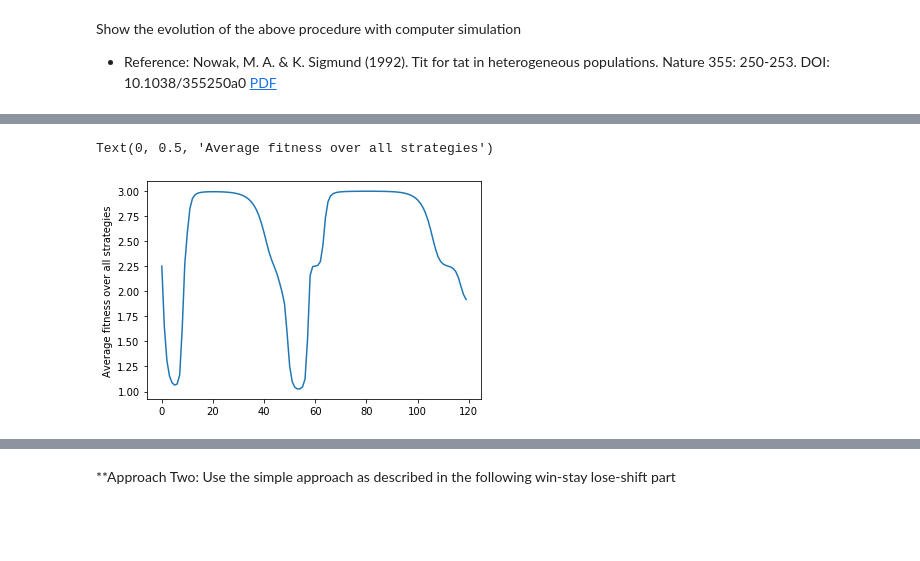
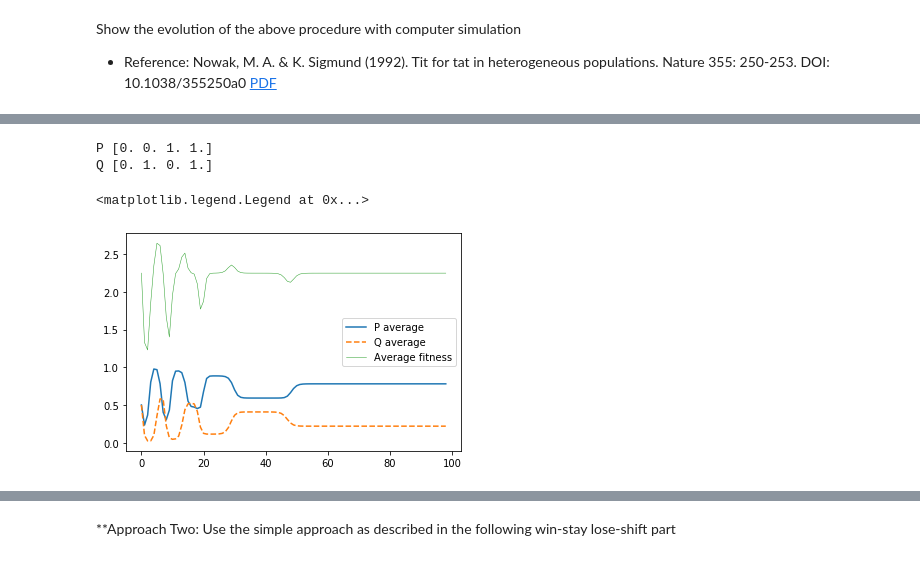
Before and after one commit to kcuii/evolutionary-dynamics, a Jupyter notebook: jw_demo.ipynb, the cells around one changed output, grey strips where cells are left out. Saved outputs shown, nothing was run; the diff lists cells and outputs as text; code cells hidden in the pictures; blank space fills up the shorter version.

```diff
--- a/jw_demo.ipynb
+++ b/jw_demo.ipynb
@@ -293,10 +272,23 @@ df.plot(legend=False)#, figsize=(10, 4))
-# %%
-fitness = [x_hist[i,:].dot(payoff_matrix.dot(x_hist[i,:])) for i in range(len(x_hist))]
-plt.plot(fitness)
-plt.ylabel('Average fitness over all strategies')
-# %% [output]
-Text(0, 0.5, 'Average fitness over all strategies')
-[figure, removed]
+# %%
+proba_list_P = np.repeat(proba_list, M)
+proba_list_Q = np.tile(proba_list, M)
+print('P', proba_list_P[:20])
+print('Q', proba_list_Q[:20])
+
+P = [proba_list_P.dot(x_hist[i,:]) for i in range(len(x_hist))]
+Q = [proba_list_Q.dot(x_hist[i,:]) for i in range(len(x_hist))]
+plt.plot(P, '-')
+plt.plot(Q, '--')
+
+fitness = [x_hist[i,:].dot(payoff_matrix.dot(x_hist[i,:])) for i in range(len(x_hist))]
+plt.plot(fitness, linewidth=0.5)
+
+plt.legend(['P average', 'Q average', 'Average fitness'])
+# %% [output]
+P [0. 0. 1. 1.]
+Q [0. 1. 0. 1.]
+<matplotlib.legend.Legend at 0x...>
+[figure, added]
 # %%
 from mpl_toolkits.mplot3d import Axes3D
 
```
Also changed, not shown: parts of 7 cells of this notebook.
